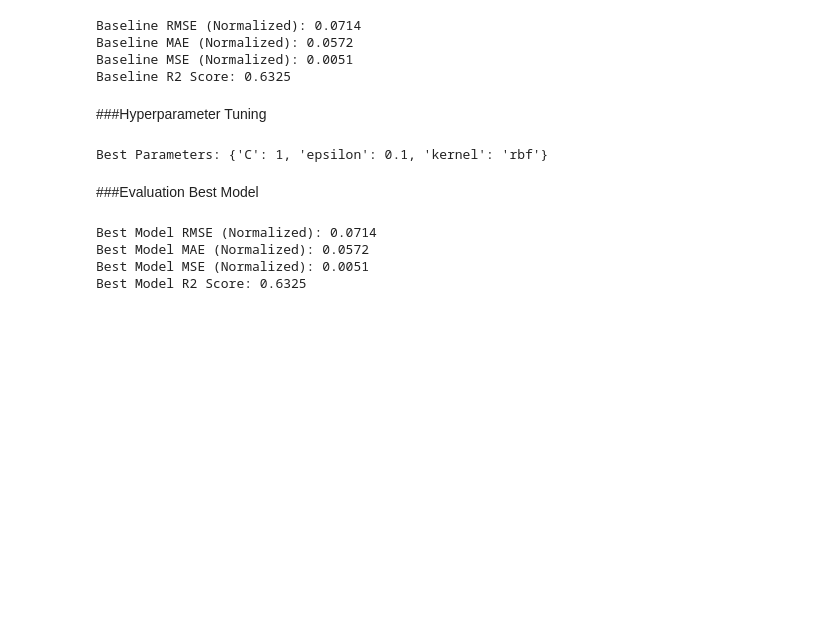
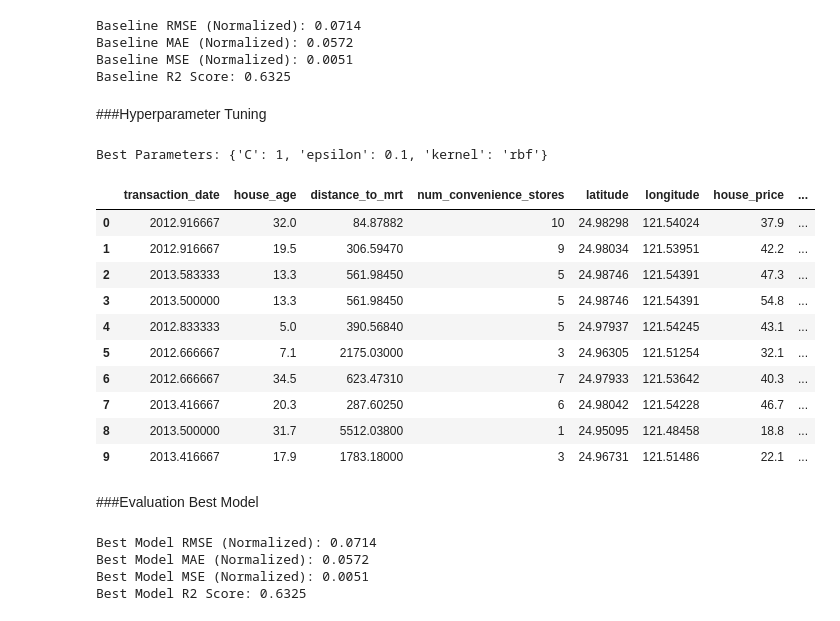
Before and after one commit to gopletzzz/Real-Estate-Valuation-SVR, a Jupyter notebook: main.ipynb, the cells around one changed output. Drawn from its saved outputs; the diff is of its cells as text; code cells hidden in the pictures; blank space fills up the shorter version.

```diff
--- a/main.ipynb
+++ b/main.ipynb
@@ -129,6 +129,20 @@ grid_search.fit(X_train, y_train)
 print("Best Parameters:", grid_search.best_params_)
 # %% [output]
 Best Parameters: {'C': 1, 'epsilon': 0.1, 'kernel': 'rbf'}
+# %%
+df.head(10)
+# %% [output]
+|  | transaction_date | house_age | distance_to_mrt | num_convenience_stores | latitude | longitude | house_price | ... |
+| 0 | 2012.916667 | 32.0 | 84.87882 | 10 | 24.98298 | 121.54024 | 37.9 | ... |
+| 1 | 2012.916667 | 19.5 | 306.59470 | 9 | 24.98034 | 121.53951 | 42.2 | ... |
+| 2 | 2013.583333 | 13.3 | 561.98450 | 5 | 24.98746 | 121.54391 | 47.3 | ... |
+| 3 | 2013.500000 | 13.3 | 561.98450 | 5 | 24.98746 | 121.54391 | 54.8 | ... |
+| 4 | 2012.833333 | 5.0 | 390.56840 | 5 | 24.97937 | 121.54245 | 43.1 | ... |
+| 5 | 2012.666667 | 7.1 | 2175.03000 | 3 | 24.96305 | 121.51254 | 32.1 | ... |
+| 6 | 2012.666667 | 34.5 | 623.47310 | 7 | 24.97933 | 121.53642 | 40.3 | ... |
+| 7 | 2013.416667 | 20.3 | 287.60250 | 6 | 24.98042 | 121.54228 | 46.7 | ... |
+| 8 | 2013.500000 | 31.7 | 5512.03800 | 1 | 24.95095 | 121.48458 | 18.8 | ... |
+| 9 | 2013.416667 | 17.9 | 1783.18000 | 3 | 24.96731 | 121.51486 | 22.1 | ... |
 # %% [markdown]
 ###Evaluation Best Model
 # %%
```
Also changed, not shown: parts of 2 cells of this notebook.
